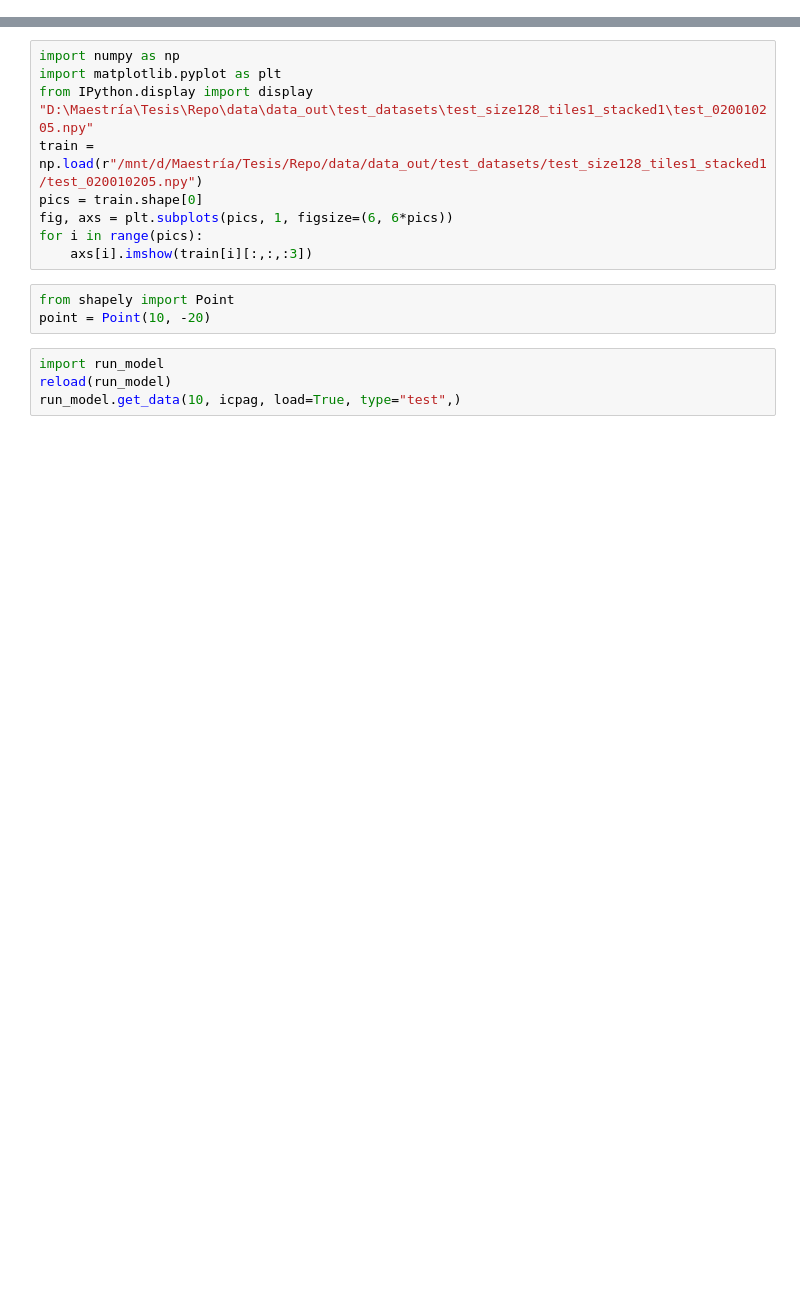
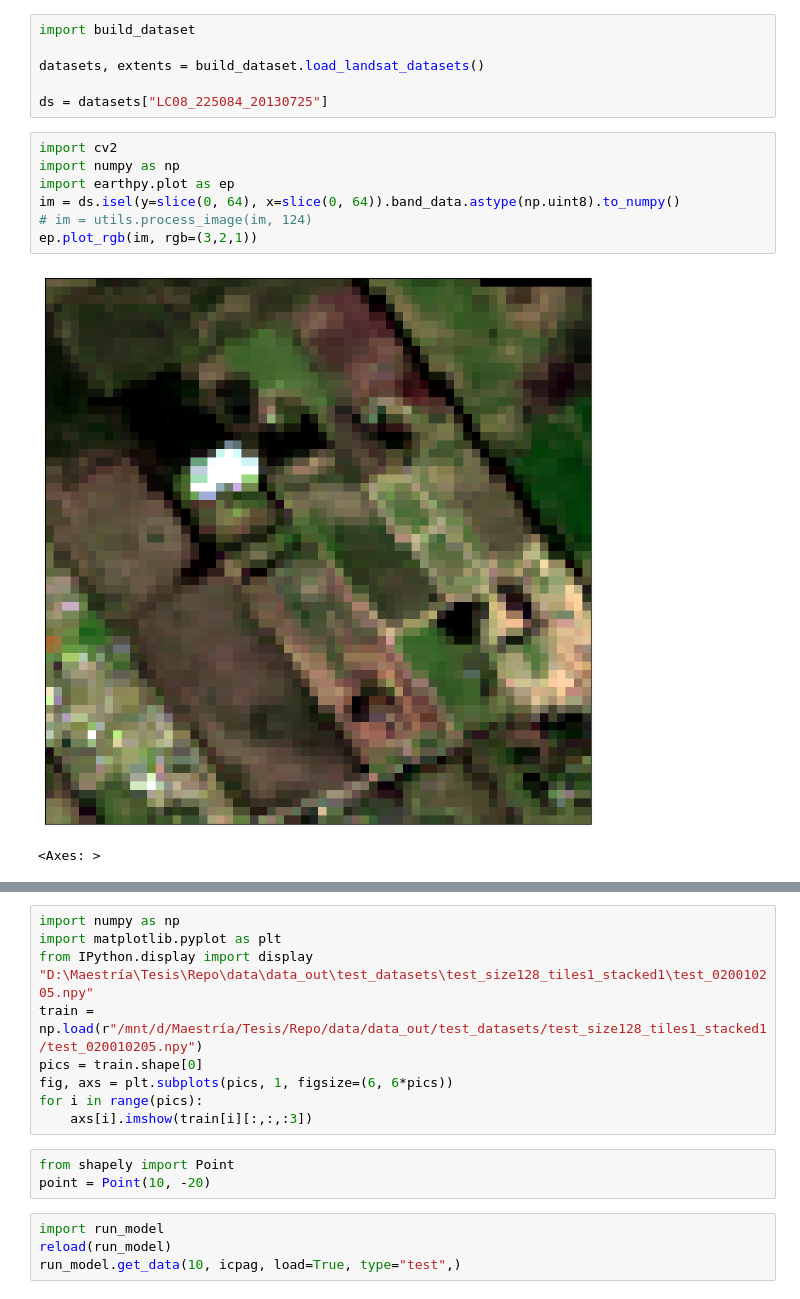
Before and after one commit to Queeno11/Satellite-Imagery-Income-Prediction, a Jupyter notebook: scripts/debug.ipynb, the cells around one changed output, grey strips where cells are left out. Saved outputs shown, nothing was run; the diff lists cells and outputs as text; blank space fills up the shorter version.

```diff
--- a/scripts/debug.ipynb
+++ b/scripts/debug.ipynb
@@ -425,0 +109,16 @@ grid_predictions.plot_example(PARQUE_LELOIR, "mobnet_v3_size128_tiles1_sample1",
+# %%
+import build_dataset
+
+datasets, extents = build_dataset.load_landsat_datasets()
+
+ds = datasets["LC08_225084_20130725"]
+# %%
+import cv2
+import numpy as np
+import earthpy.plot as ep
+im = ds.isel(y=slice(0, 64), x=slice(0, 64)).band_data.astype(np.uint8).to_numpy()
+# im = utils.process_image(im, 124)
+ep.plot_rgb(im, rgb=(3,2,1))
+# %% [output]
+[figure, added]
+<Axes: >
```
Also changed, not shown: parts of 67 cells of this notebook, 6 other files.
